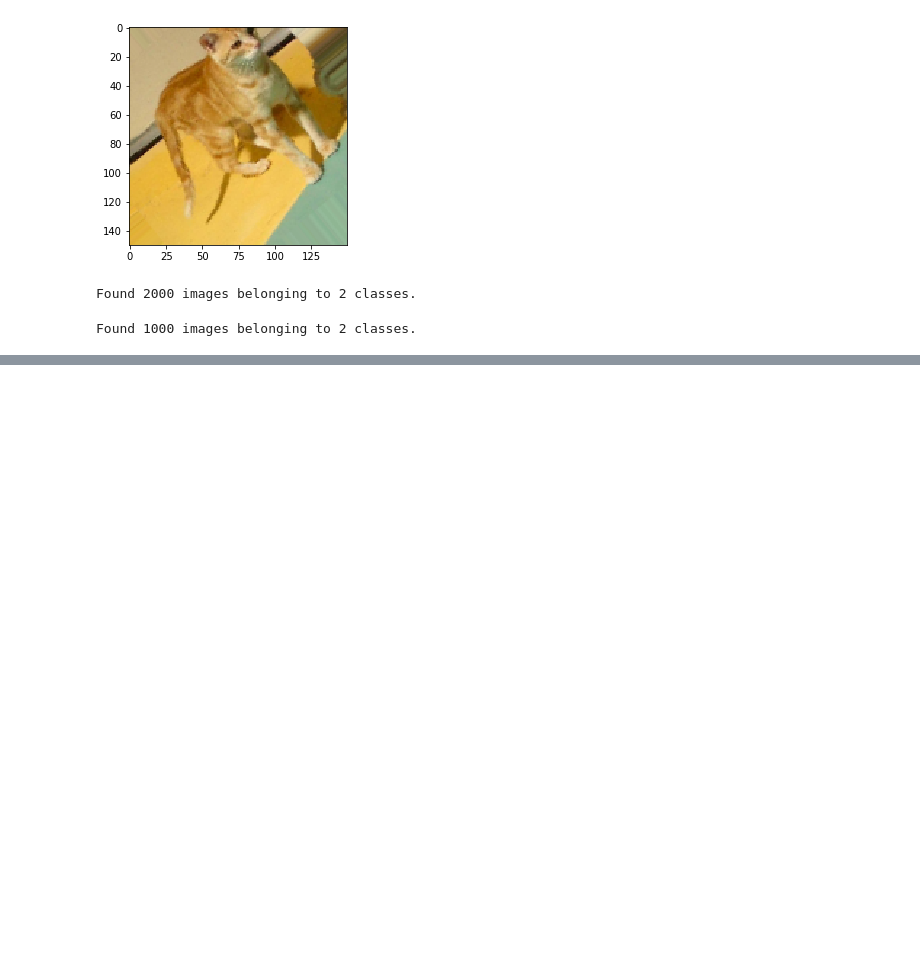
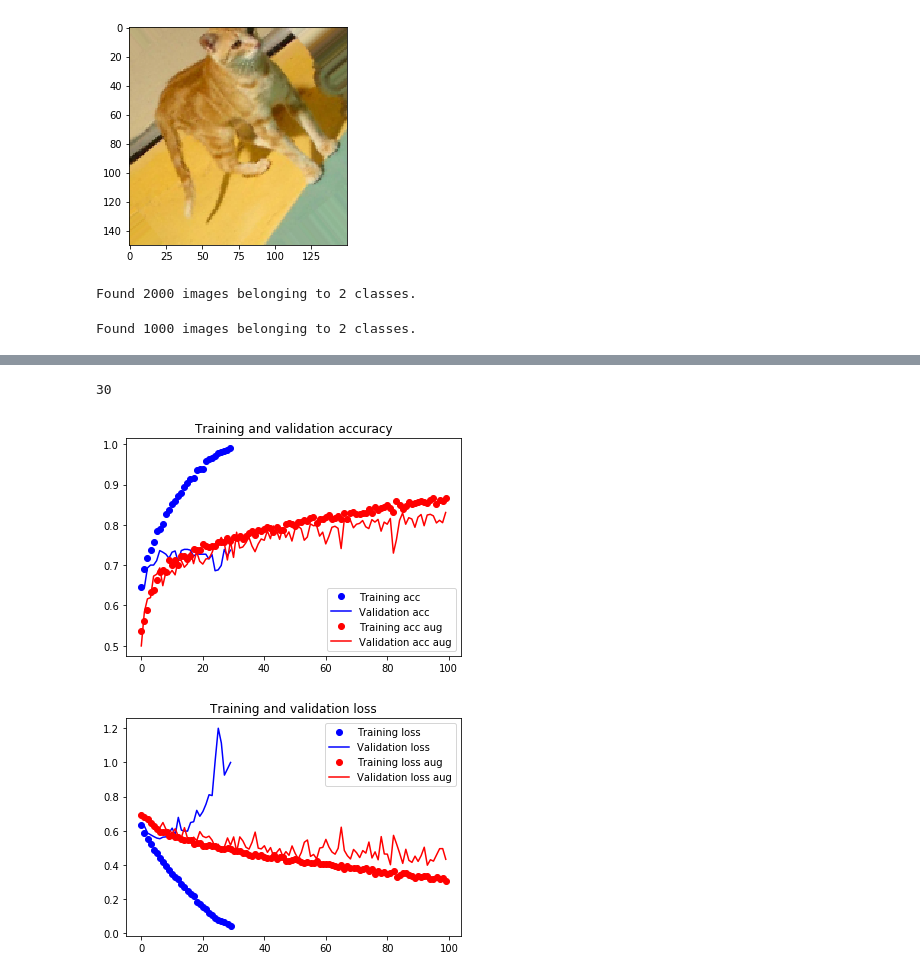
Before and after one commit to prwlnght/ml-tidbits, a Jupyter notebook: keras_book_review/s_cats_dogs.ipynb, the cells around one changed output, grey strips where cells are left out. Cells and saved outputs as stored; diff of their text form; code cells hidden in the pictures; blank space fills up the shorter version.

```diff
--- a/keras_book_review/s_cats_dogs.ipynb
+++ b/keras_book_review/s_cats_dogs.ipynb
@@ -184,28 +180,35 @@ Epoch 82/100
 # %%
 model2.save('cats_and_dogs_small_2.h5')
+# %%
+len(epochs)
+# %% [output]
+30
 # %%
 acc = history.history['acc']
 acc_aug = history2.history['acc']
 val_acc = history.history['val_acc']
 val_acc_aug = history2.history['val_acc']
 loss = history.history['loss']
 loss_aug = history2.history['loss']
 val_loss = history.history['val_loss']
 val_loss_aug = history2.history['val_loss']
 
-epochs = range(1, len(acc) +1 )
-plt.plot(epochs, acc, 'bo', label='Training acc')
-plt.plot(epochs, val_acc, 'b', label='Validation acc')
-plt.plot(epochs, acc_aug, 'ro', label='Training acc aug')
-plt.plot(epochs, val_acc_aug, 'r', label='Validation acc aug')
+epochs = range(1, 100 +1 )
+plt.plot (acc, 'bo', label='Training acc')
+plt.plot (val_acc, 'b', label='Validation acc')
+plt.plot( acc_aug, 'ro', label='Training acc aug')
+plt.plot( val_acc_aug, 'r', label='Validation acc aug')
 plt.title('Training and validation accuracy')
 plt.legend()
 
 plt.figure()
-plt.plot(epochs, loss, 'bo', label='Training loss')
-plt.plot(epochs, val_loss, 'b', label='Validation loss')
-plt.plot(epochs, loss_aug, 'ro', label='Training loss aug')
-plt.plot(epochs, val_loss_aug, 'r', label='Validation loss aug')
+plt.plot(loss, 'bo', label='Training loss')
+plt.plot( val_loss, 'b', label='Validation loss')
+plt.plot(loss_aug, 'ro', label='Training loss aug')
+plt.plot(val_loss_aug, 'r', label='Validation loss aug')
 plt.title('Training and validation loss')
 plt.legend()
 plt.show()
+# %% [output]
+[figure, added]
+[figure, added]
```
Also changed, not shown: parts of 20 cells of this notebook, 2 other files.
